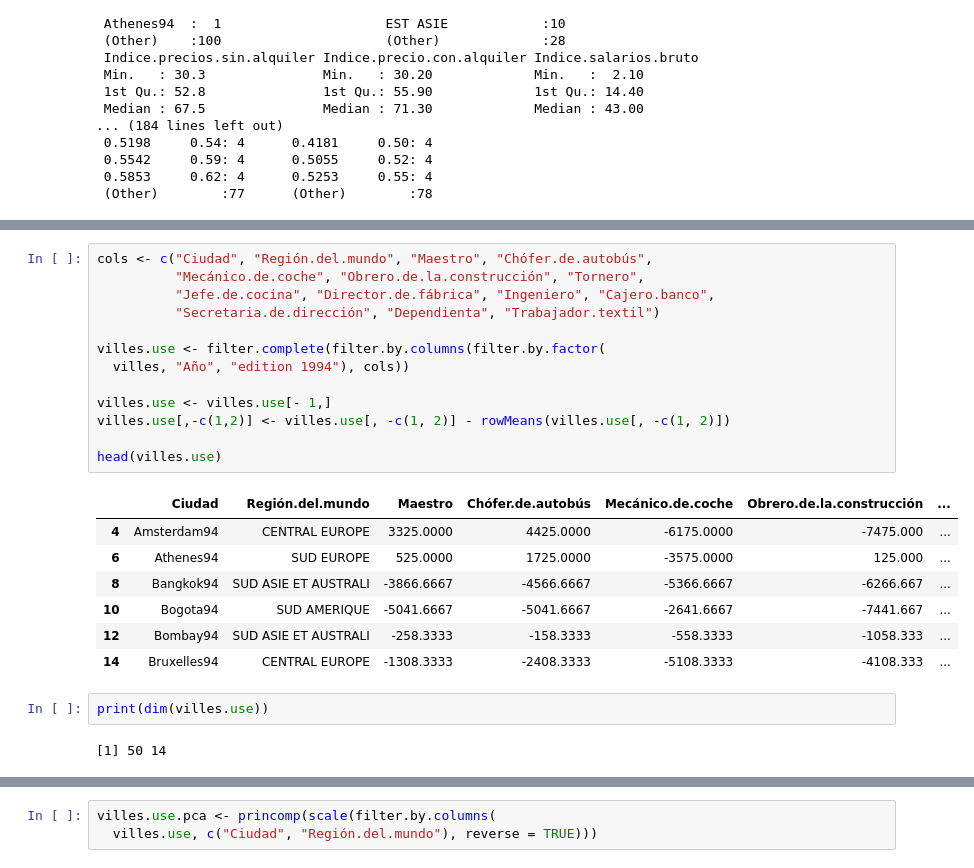
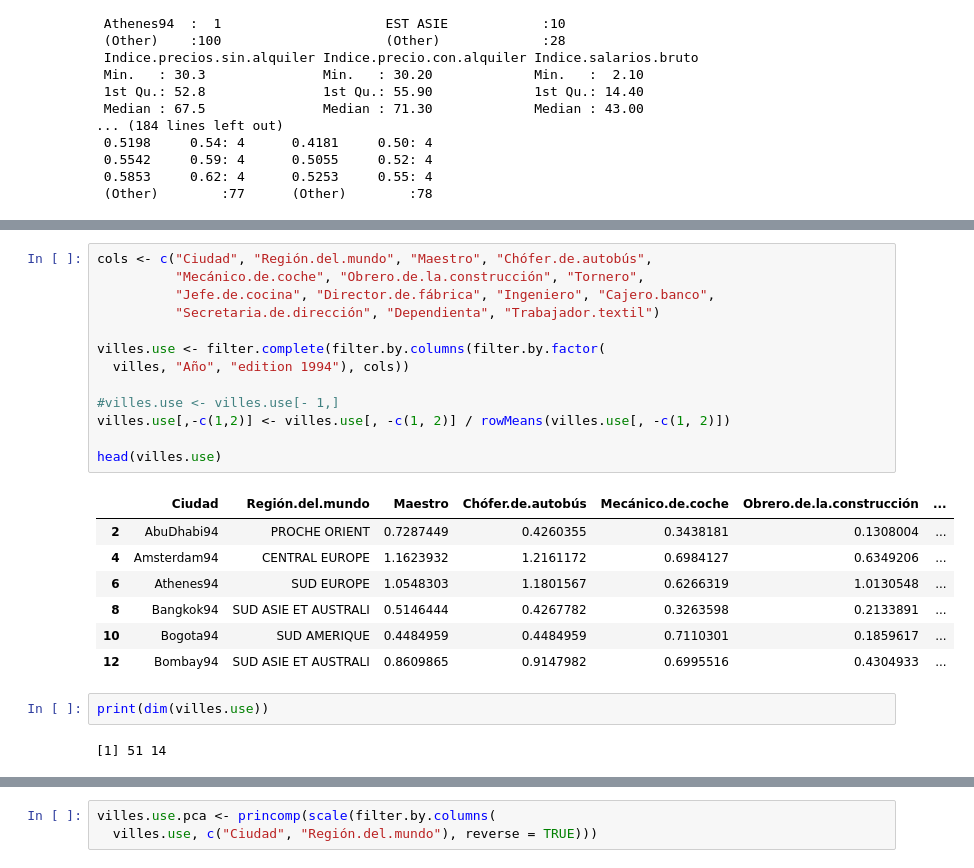
Before and after one commit to garciparedes/r-examples, a Jupyter notebook: notebooks/villes-analysis.ipynb, the cells around one changed output, grey strips where cells are left out. Cells and saved outputs as stored; diff of their text form.

```diff
--- a/notebooks/villes-analysis.ipynb
+++ b/notebooks/villes-analysis.ipynb
@@ -74,27 +74,27 @@ head(villes)
 # %%
 cols <- c("Ciudad", "Región.del.mundo", "Maestro", "Chófer.de.autobús",
           "Mecánico.de.coche", "Obrero.de.la.construcción", "Tornero",
           "Jefe.de.cocina", "Director.de.fábrica", "Ingeniero", "Cajero.banco",
           "Secretaria.de.dirección", "Dependienta", "Trabajador.textil")
 
 villes.use <- filter.complete(filter.by.columns(filter.by.factor(
   villes, "Año", "edition 1994"), cols))
 
-villes.use <- villes.use[- 1,]
-villes.use[,-c(1,2)] <- villes.use[, -c(1, 2)] - rowMeans(villes.use[, -c(1, 2)])
+#villes.use <- villes.use[- 1,]
+villes.use[,-c(1,2)] <- villes.use[, -c(1, 2)] / rowMeans(villes.use[, -c(1, 2)])
 
 head(villes.use)
 # %% [output]
 |  | Ciudad | Región.del.mundo | Maestro | Chófer.de.autobús | Mecánico.de.coche | Obrero.de.la.construcción | ... |
-| 4 | Amsterdam94 | CENTRAL EUROPE | 3325.0000 | 4425.0000 | -6175.0000 | -7475.000 | ... |
-| 6 | Athenes94 | SUD EUROPE | 525.0000 | 1725.0000 | -3575.0000 | 125.000 | ... |
-| 8 | Bangkok94 | SUD ASIE ET AUSTRALI | -3866.6667 | -4566.6667 | -5366.6667 | -6266.667 | ... |
-| 10 | Bogota94 | SUD AMERIQUE | -5041.6667 | -5041.6667 | -2641.6667 | -7441.667 | ... |
-| 12 | Bombay94 | SUD ASIE ET AUSTRALI | -258.3333 | -158.3333 | -558.3333 | -1058.333 | ... |
-| 14 | Bruxelles94 | CENTRAL EUROPE | -1308.3333 | -2408.3333 | -5108.3333 | -4108.333 | ... |
+| 2 | AbuDhabi94 | PROCHE ORIENT | 0.7287449 | 0.4260355 | 0.3438181 | 0.1308004 | ... |
+| 4 | Amsterdam94 | CENTRAL EUROPE | 1.1623932 | 1.2161172 | 0.6984127 | 0.6349206 | ... |
+| 6 | Athenes94 | SUD EUROPE | 1.0548303 | 1.1801567 | 0.6266319 | 1.0130548 | ... |
+| 8 | Bangkok94 | SUD ASIE ET AUSTRALI | 0.5146444 | 0.4267782 | 0.3263598 | 0.2133891 | ... |
+| 10 | Bogota94 | SUD AMERIQUE | 0.4484959 | 0.4484959 | 0.7110301 | 0.1859617 | ... |
+| 12 | Bombay94 | SUD ASIE ET AUSTRALI | 0.8609865 | 0.9147982 | 0.6995516 | 0.4304933 | ... |
 # %%
 print(dim(villes.use))
 # %% [output]
-[1] 50 14
+[1] 51 14
 # %%
 ?princomp
```
Also changed, not shown: parts of 10 cells of this notebook.
